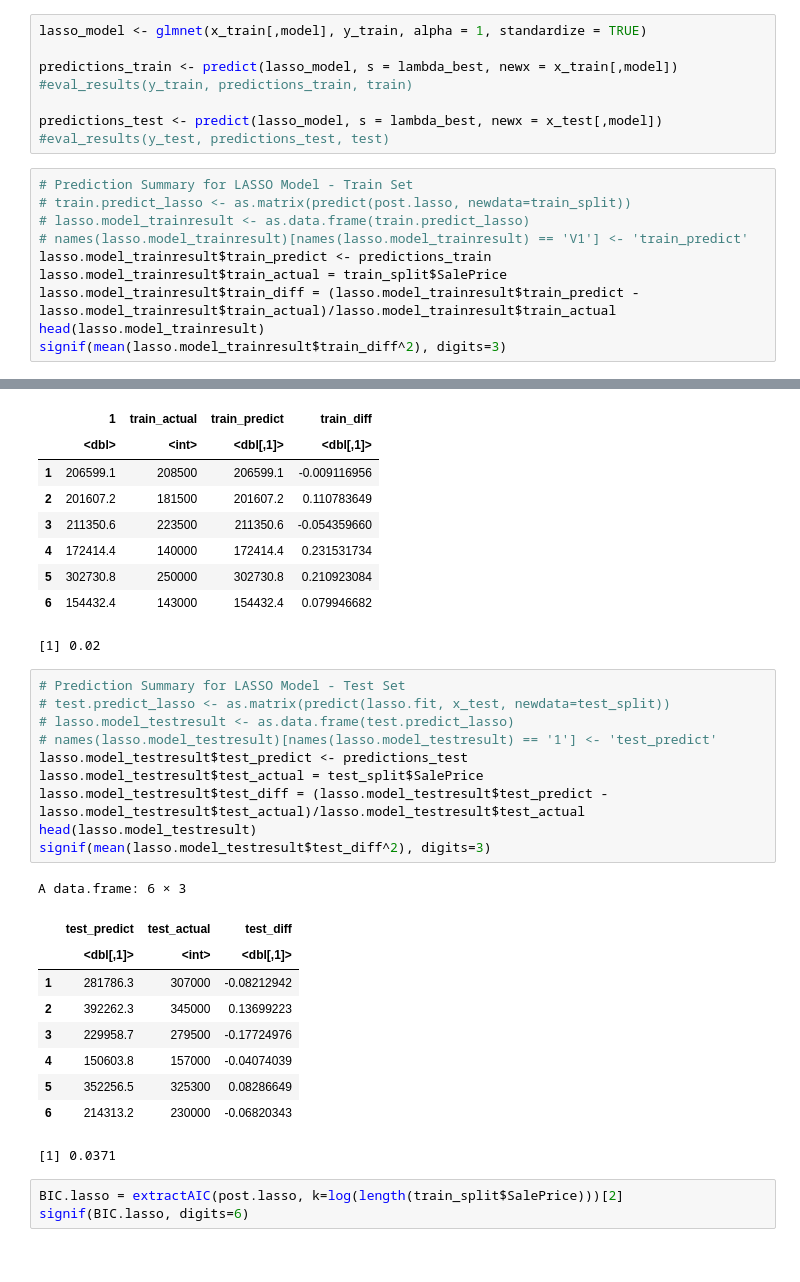
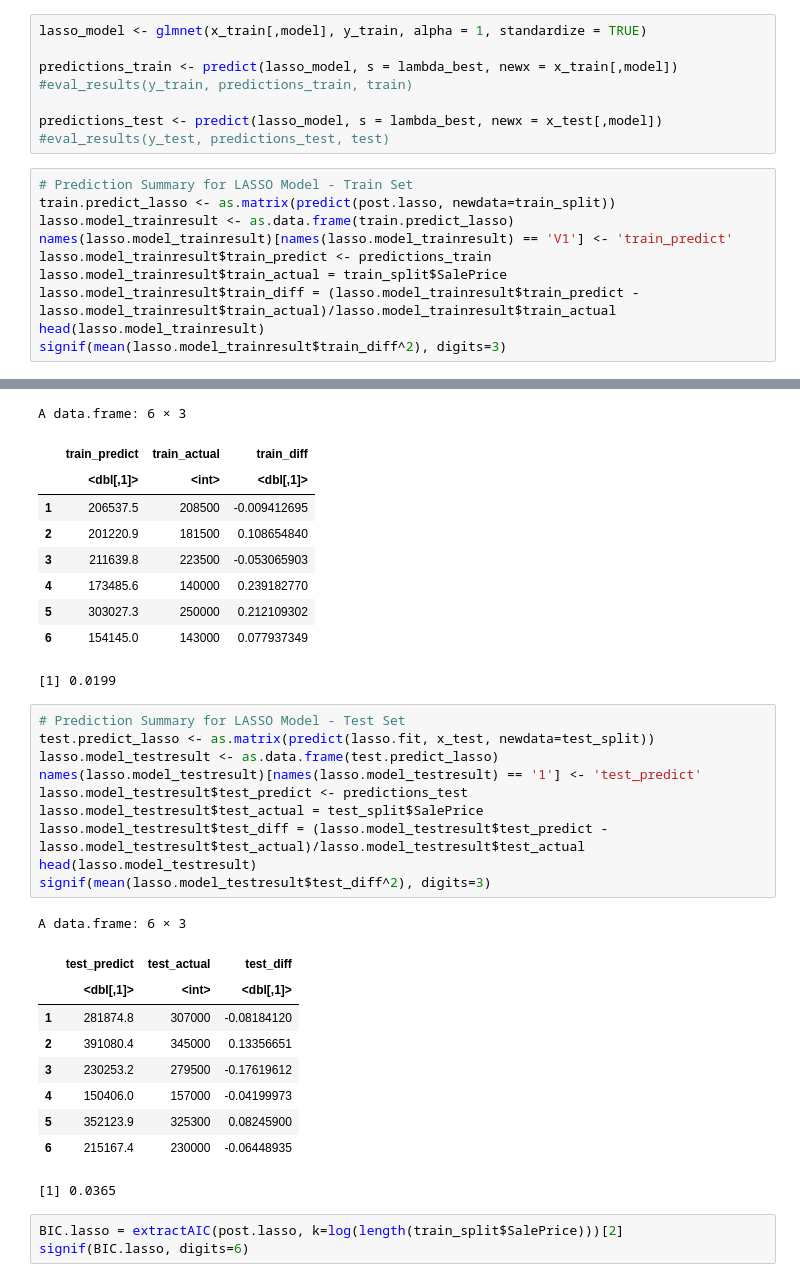
Before and after one commit to OlegRyzhkov2020/house_price_prediction, a Jupyter notebook: Model_selection.ipynb, the cells around one changed output, grey strips where cells are left out. Drawn from its saved outputs; the diff is of its cells as text.

```diff
--- a/Model_selection.ipynb
+++ b/Model_selection.ipynb
@@ -804,9 +848,9 @@ predictions_test <- predict(lasso_model, s = lambda_best, newx = x_test[,model])
 #eval_results(y_test, predictions_test, test)
 # %%
 # Prediction Summary for LASSO Model - Train Set
-# train.predict_lasso <- as.matrix(predict(post.lasso, newdata=train_split))
-# lasso.model_trainresult <- as.data.frame(train.predict_lasso)
-# names(lasso.model_trainresult)[names(lasso.model_trainresult) == 'V1'] <- 'train_predict'
+train.predict_lasso <- as.matrix(predict(post.lasso, newdata=train_split))
+lasso.model_trainresult <- as.data.frame(train.predict_lasso)
+names(lasso.model_trainresult)[names(lasso.model_trainresult) == 'V1'] <- 'train_predict'
 lasso.model_trainresult$train_predict <- predictions_train
 lasso.model_trainresult$train_actual = train_split$SalePrice
 lasso.model_trainresult$train_diff = (lasso.model_trainresult$train_predict - lasso.model_trainresult$train_actual)/lasso.model_trainresult$train_actual
@@ -817,17 +862,18 @@ A data.frame: 6 × 4
+A data.frame: 6 × 3
-|  | 1 | train_actual | train_predict | train_diff |
-|  | <dbl> | <int> | <dbl[,1]> | <dbl[,1]> |
-| 1 | 206599.1 | 208500 | 206599.1 | -0.009116956 |
-| 2 | 201607.2 | 181500 | 201607.2 | 0.110783649 |
-| 3 | 211350.6 | 223500 | 211350.6 | -0.054359660 |
-| 4 | 172414.4 | 140000 | 172414.4 | 0.231531734 |
-| 5 | 302730.8 | 250000 | 302730.8 | 0.210923084 |
-| 6 | 154432.4 | 143000 | 154432.4 | 0.079946682 |
+|  | train_predict | train_actual | train_diff |
+|  | <dbl[,1]> | <int> | <dbl[,1]> |
+| 1 | 206537.5 | 208500 | -0.009412695 |
+| 2 | 201220.9 | 181500 | 0.108654840 |
+| 3 | 211639.8 | 223500 | -0.053065903 |
+| 4 | 173485.6 | 140000 | 0.239182770 |
+| 5 | 303027.3 | 250000 | 0.212109302 |
+| 6 | 154145.0 | 143000 | 0.077937349 |
-[1] 0.02
+[1] 0.0199
 # %%
 # Prediction Summary for LASSO Model - Test Set
-# test.predict_lasso <- as.matrix(predict(lasso.fit, x_test, newdata=test_split))
-# lasso.model_testresult <- as.data.frame(test.predict_lasso)
-# names(lasso.model_testresult)[names(lasso.model_testresult) == '1'] <- 'test_predict'
+test.predict_lasso <- as.matrix(predict(lasso.fit, x_test, newdata=test_split))
+lasso.model_testresult <- as.data.frame(test.predict_lasso)
+names(lasso.model_testresult)[names(lasso.model_testresult) == '1'] <- 'test_predict'
 lasso.model_testresult$test_predict <- predictions_test
 lasso.model_testresult$test_actual = test_split$SalePrice
 lasso.model_testresult$test_diff = (lasso.model_testresult$test_predict - lasso.model_testresult$test_actual)/lasso.model_testresult$test_actual
@@ -837,13 +883,13 @@ signif(mean(lasso.model_testresult$test_diff^2), digits=3)
 A data.frame: 6 × 3
 |  | test_predict | test_actual | test_diff |
 |  | <dbl[,1]> | <int> | <dbl[,1]> |
-| 1 | 281786.3 | 307000 | -0.08212942 |
-| 2 | 392262.3 | 345000 | 0.13699223 |
-| 3 | 229958.7 | 279500 | -0.17724976 |
-| 4 | 150603.8 | 157000 | -0.04074039 |
-| 5 | 352256.5 | 325300 | 0.08286649 |
-| 6 | 214313.2 | 230000 | -0.06820343 |
+| 1 | 281874.8 | 307000 | -0.08184120 |
+| 2 | 391080.4 | 345000 | 0.13356651 |
+| 3 | 230253.2 | 279500 | -0.17619612 |
+| 4 | 150406.0 | 157000 | -0.04199973 |
+| 5 | 352123.9 | 325300 | 0.08245900 |
+| 6 | 215167.4 | 230000 | -0.06448935 |
-[1] 0.0371
+[1] 0.0365
 # %%
 BIC.lasso = extractAIC(post.lasso, k=log(length(train_split$SalePrice)))[2]
 signif(BIC.lasso, digits=6)
```
Also changed, not shown: parts of 31 cells of this notebook, 1 other file.
